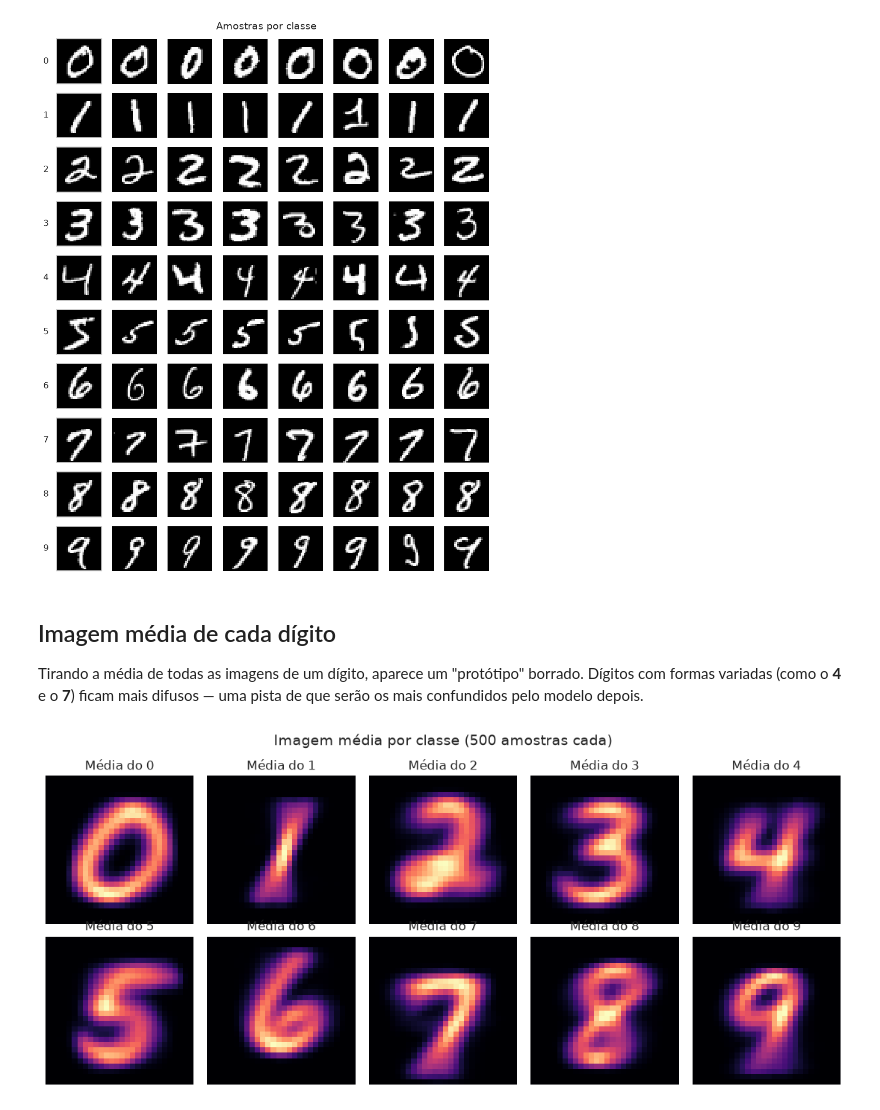
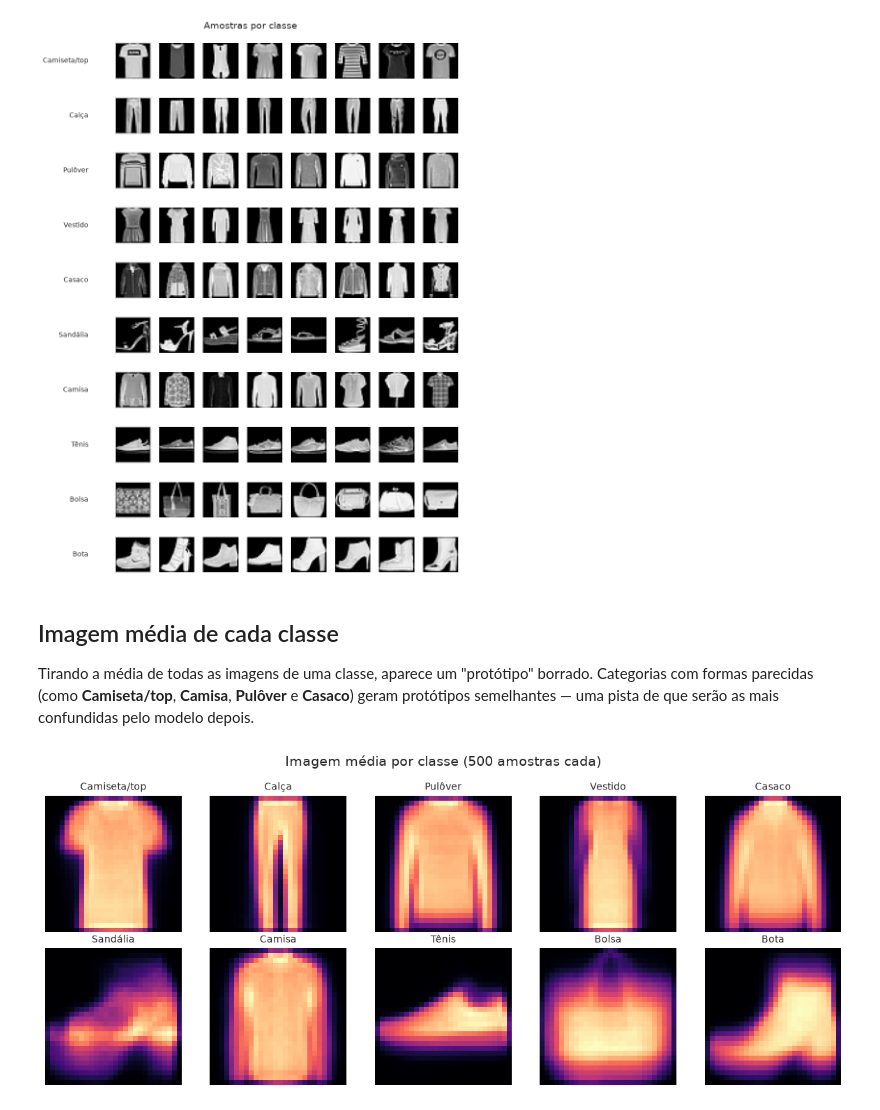
Before and after one commit to 4rth-g/fashion-mnist-fundamentos-ia, a Jupyter notebook: notebooks/01_eda.ipynb, the cells around one changed output. Cells and saved outputs as stored; diff of their text form; code cells hidden in the pictures.

```diff
--- a/notebooks/01_eda.ipynb
+++ b/notebooks/01_eda.ipynb
@@ -42,14 +46,14 @@ import numpy as np
 import matplotlib.pyplot as plt
 import seaborn as sns
 
-from utils import load_mnist, seed_everything, FIGURES_DIR
+from utils import load_fashion_mnist, seed_everything, CLASS_NAMES, FIGURES_DIR
 
 sns.set_theme(style="whitegrid")
 seed_everything()
 
 # Carregamos SEM normalizar, para visualizar as imagens na escala natural (0–1).
-train_full, test = load_mnist(normalize=False)
+train_full, test = load_fashion_mnist(normalize=False)
 print(f"Treino: {len(train_full)} imagens | Teste: {len(test)} imagens")
 print(f"Formato de uma imagem: {train_full[0][0].shape}  (canais × altura × largura)")
-print(f"Classes: {train_full.classes}")
+print(f"Classes: {CLASS_NAMES}")
 # %% [output]
@@ -63,16 +73,17 @@ fique enviesado para os dígitos mais comuns. Vamos conferir.
 labels = np.array(train_full.targets)
 counts = np.bincount(labels)
 
-fig, ax = plt.subplots(figsize=(8, 4))
-sns.barplot(x=list(range(10)), y=counts, ax=ax, color="steelblue")
-ax.set(title="Distribuição das classes (treino)", xlabel="Dígito", ylabel="Nº de imagens")
+fig, ax = plt.subplots(figsize=(9, 4))
+sns.barplot(x=CLASS_NAMES, y=counts, ax=ax, color="steelblue")
+ax.set(title="Distribuição das classes (treino)", xlabel="Classe", ylabel="Nº de imagens")
+ax.tick_params(axis="x", rotation=45)
 for i, c in enumerate(counts):
     ax.text(i, c + 100, str(c), ha="center", fontsize=8)
 plt.tight_layout()
 plt.savefig(FIGURES_DIR / "eda_distribuicao_classes.png", dpi=120)
 plt.show()
 
-print(f"Menos frequente: dígito {counts.argmin()} ({counts.min()}) | "
-      f"Mais frequente: dígito {counts.argmax()} ({counts.max()})")
-print("Dataset aproximadamente balanceado — diferença < 20% entre classes.")
+print(f"Menos frequente: {CLASS_NAMES[counts.argmin()]} ({counts.min()}) | "
+      f"Mais frequente: {CLASS_NAMES[counts.argmax()]} ({counts.max()})")
+print("Fashion-MNIST é perfeitamente balanceado — 6.000 imagens por classe.")
 # %% [output]
@@ -87,39 +98,40 @@ ter noção da **variação de estilos de escrita**.
 # %%
-fig, axes = plt.subplots(10, 8, figsize=(9, 11))
-for digit in range(10):
-    idxs = np.where(labels == digit)[0][:8]
+fig, axes = plt.subplots(10, 8, figsize=(9, 12))
+for cls in range(10):
+    idxs = np.where(labels == cls)[0][:8]
     for col, idx in enumerate(idxs):
-        ax = axes[digit, col]
+        ax = axes[cls, col]
         ax.imshow(train_full[idx][0].squeeze(), cmap="gray")
         ax.axis("off")
-    axes[digit, 0].set_ylabel(str(digit), rotation=0, labelpad=15,
-                              fontsize=12, va="center")
-    axes[digit, 0].axis("on"); axes[digit, 0].set_xticks([]); axes[digit, 0].set_yticks([])
+    axes[cls, 0].set_ylabel(CLASS_NAMES[cls], rotation=0, labelpad=40,
+                            fontsize=10, va="center", ha="right")
+    axes[cls, 0].axis("on"); axes[cls, 0].set_xticks([]); axes[cls, 0].set_yticks([])
 fig.suptitle("Amostras por classe", fontsize=14)
 plt.tight_layout()
 plt.savefig(FIGURES_DIR / "eda_amostras_por_classe.png", dpi=120)
 plt.show()
 # %% [output]
-[figure, old version]
+[figure, new version]
 # %% [markdown]
-## Imagem média de cada dígito
+## Imagem média de cada classe
 
-Tirando a média de todas as imagens de um dígito, aparece um "protótipo" borrado.
-Dígitos com formas variadas (como o **4** e o **7**) ficam mais difusos — uma pista
-de que serão os mais confundidos pelo modelo depois.
+Tirando a média de todas as imagens de uma classe, aparece um "protótipo" borrado.
+Categorias com formas parecidas (como **Camiseta/top**, **Camisa**, **Pulôver** e
+**Casaco**) geram protótipos semelhantes — uma pista de que serão as mais
+confundidas pelo modelo depois.
 # %%
-fig, axes = plt.subplots(2, 5, figsize=(11, 5))
-for digit, ax in enumerate(axes.flat):
-    mean_img = np.stack([train_full[i][0].numpy() for i in np.where(labels == digit)[0][:500]]).mean(0)
+fig, axes = plt.subplots(2, 5, figsize=(12, 5))
+for cls, ax in enumerate(axes.flat):
+    mean_img = np.stack([train_full[i][0].numpy() for i in np.where(labels == cls)[0][:500]]).mean(0)
     ax.imshow(mean_img.squeeze(), cmap="magma")
-    ax.set_title(f"Média do {digit}")
+    ax.set_title(CLASS_NAMES[cls], fontsize=10)
     ax.axis("off")
 fig.suptitle("Imagem média por classe (500 amostras cada)", fontsize=14)
 plt.tight_layout()
 plt.savefig(FIGURES_DIR / "eda_media_por_classe.png", dpi=120)
 plt.show()
 # %% [output]
-[figure, old version]
+[figure, new version]
 # %% [markdown]
 ## Conclusões da EDA
 
```
Also changed, not shown: parts of 7 cells of this notebook, 6 other files.
